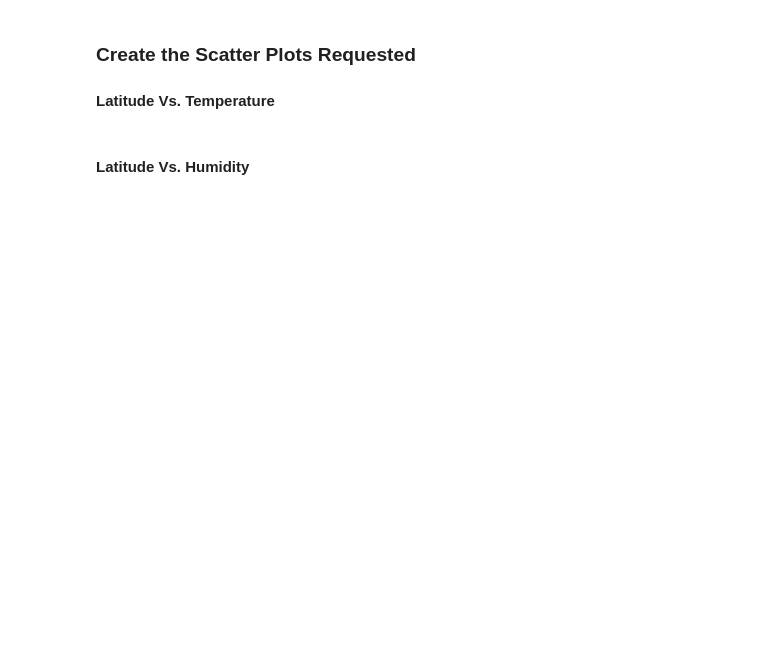
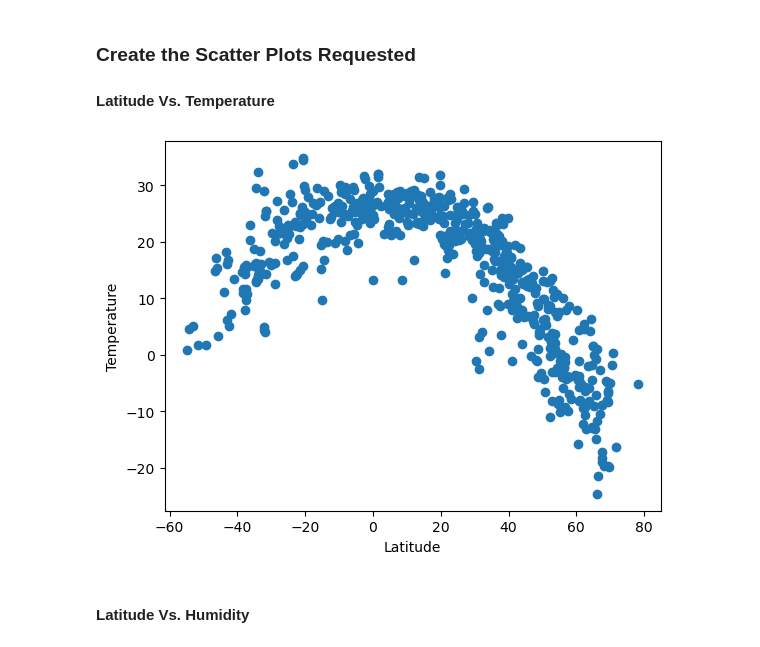
Before and after one commit to drewster0227/APIs_Challenge, a Jupyter notebook: WeatherPy/WeatherPy.ipynb, the cells around one changed output. Cells and saved outputs as stored; diff of their text form; code cells hidden in the pictures; blank space fills up the shorter version.

```diff
--- a/WeatherPy/WeatherPy.ipynb
+++ b/WeatherPy/WeatherPy.ipynb
@@ -162,18 +195,20 @@ city_data_df.head()
 # %%
 # Build scatter plot for latitude vs. temperature
 x_values = city_data_df['Lat']
-y_values = city_data_df['Max Temperature (°C)']
+y_values = city_data_df['Max Temp']
 plt.scatter(x_values,y_values)
 
 # Incorporate the other graph properties
 plt.xlabel('Latitude')
 plt.ylabel('Temperature')
 
 # Save the figure
 plt.savefig("C:/Users/dreww/Desktop/DataAnalysisWork/Assignments/Starter_Code (2)/Starter_Code/output_data/Fig1.png")
 
 # Show plot
 plt.show()
+# %% [output]
+[figure, added]
 # %% [markdown]
 #### Latitude Vs. Humidity
 # %%
```
Also changed, not shown: parts of 19 cells of this notebook, 1 other file.
